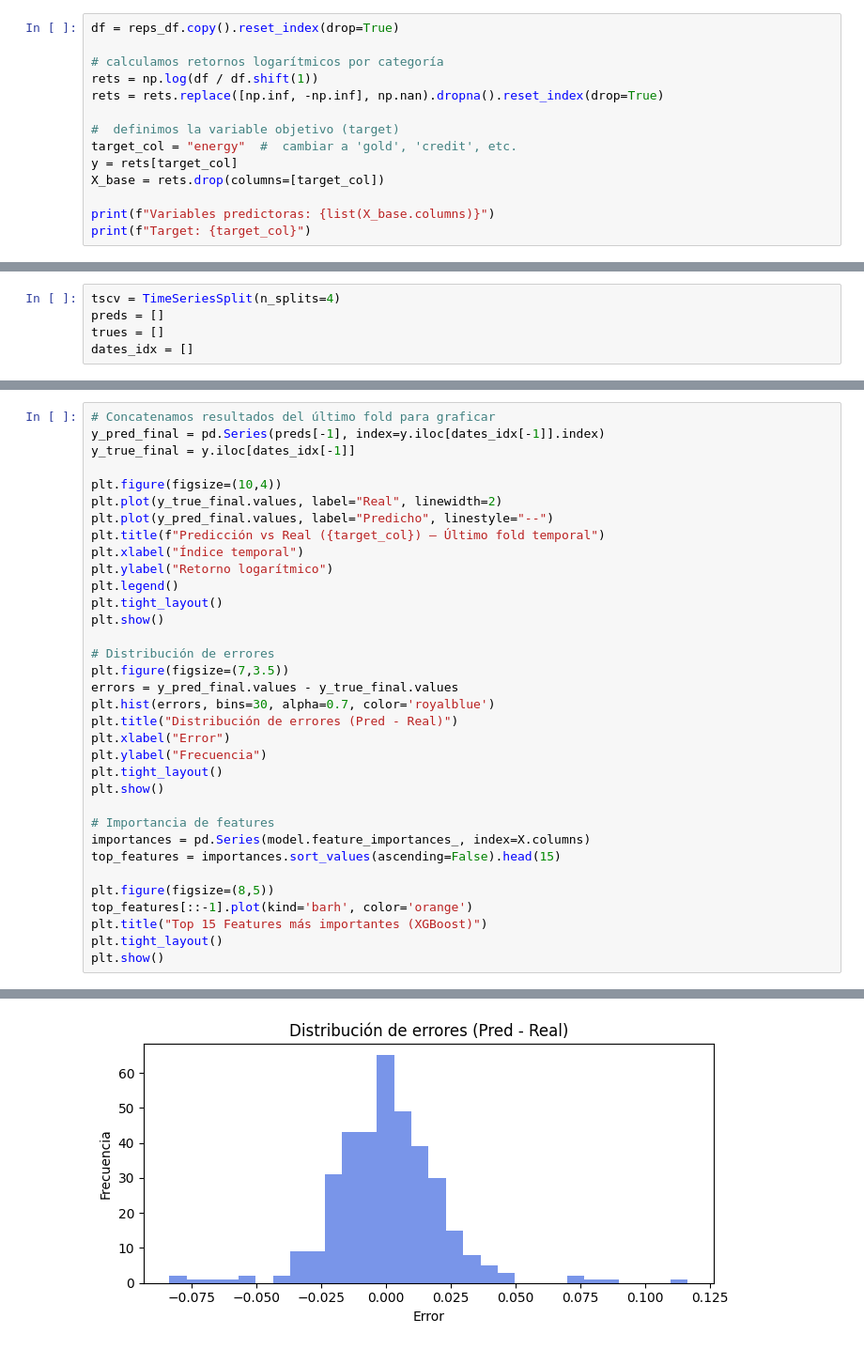
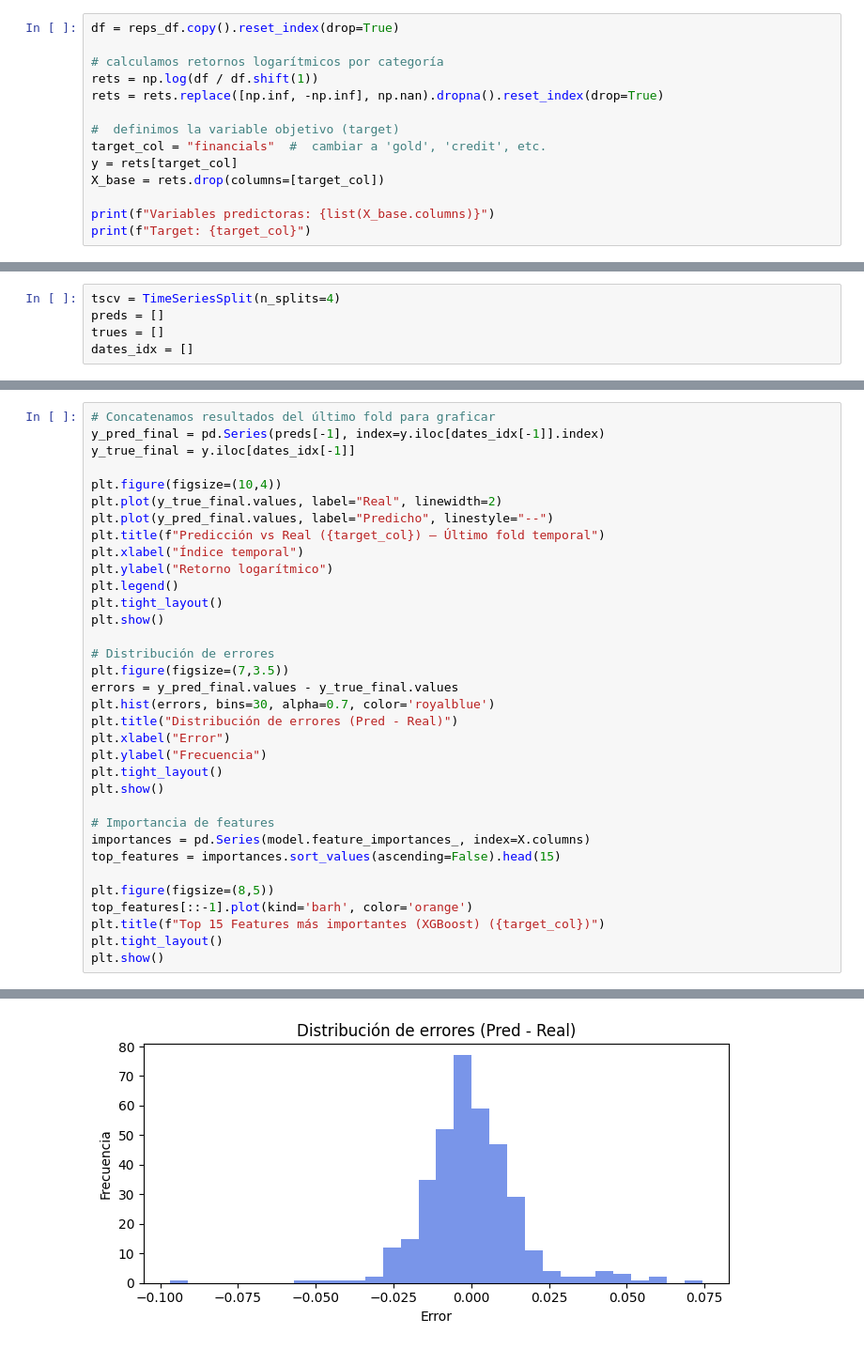
Before and after one commit to PabloSHerrera/Proyecto-2-DS, a Jupyter notebook: Modelados.ipynb, the cells around one changed output, grey strips where cells are left out. Shown at 94% size. Cells and saved outputs as stored; diff of their text form.

```diff
--- a/Modelados.ipynb
+++ b/Modelados.ipynb
@@ -748,7 +748,7 @@ rets = np.log(df / df.shift(1))
 rets = rets.replace([np.inf, -np.inf], np.nan).dropna().reset_index(drop=True)
 
 #  definimos la variable objetivo (target)
-target_col = "energy"  #  cambiar a 'gold', 'credit', etc.
+target_col = "financials"  #  cambiar a 'gold', 'credit', etc.
 y = rets[target_col]
 X_base = rets.drop(columns=[target_col])
 
@@ -857,7 +857,7 @@ top_features = importances.sort_values(ascending=False).head(15)
 
 plt.figure(figsize=(8,5))
 top_features[::-1].plot(kind='barh', color='orange')
-plt.title("Top 15 Features más importantes (XGBoost)")
+plt.title(f"Top 15 Features más importantes (XGBoost) ({target_col})")
 plt.tight_layout()
 plt.show()
 # %% [output]
@@ -865 +865 @@ plt.show()
-[figure, old version]
+[figure, new version]
```
Also changed, not shown: parts of 3 cells of this notebook.
